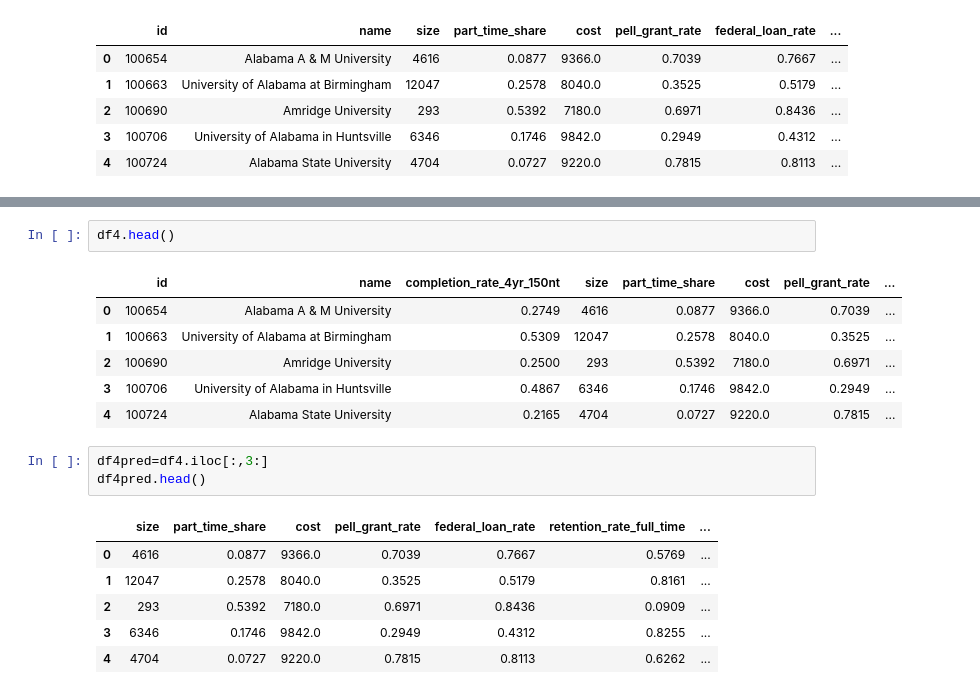
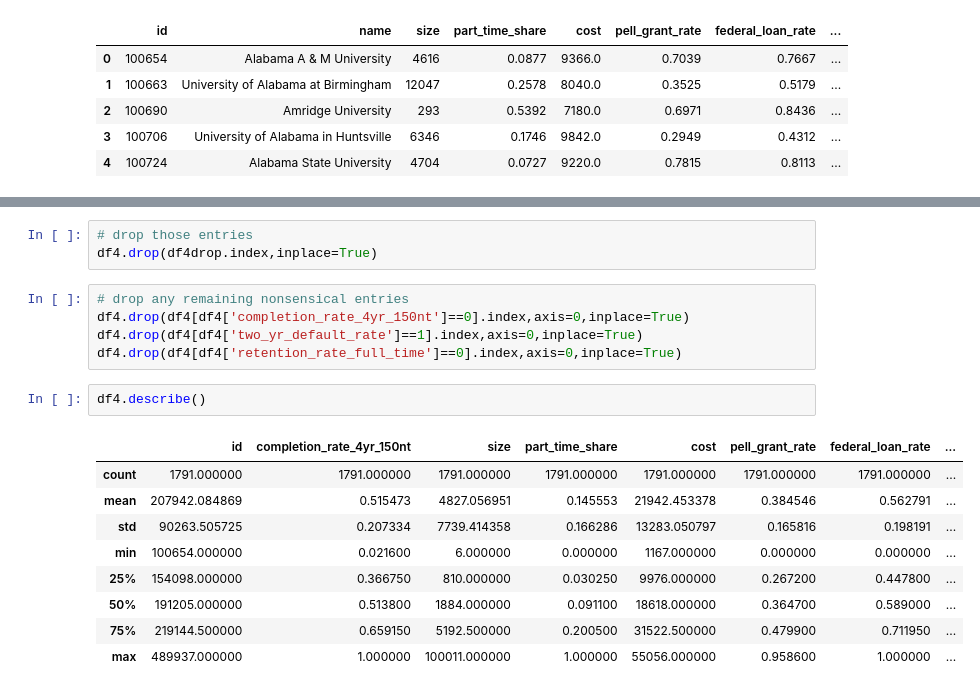
Before and after one commit to thomsu/College_Scorecard, a Jupyter notebook: Data Cleaning.ipynb, the cells around one changed output, grey strips where cells are left out. Cells and saved outputs as stored; diff of their text form.

```diff
--- a/Data Cleaning.ipynb
+++ b/Data Cleaning.ipynb
@@ -154,19 +197,20 @@ df4=df4[['id','name','completion_rate_4yr_150nt','size','part_time_share','cost'
+# %%
+# drop those entries
+df4.drop(df4drop.index,inplace=True)
+# %%
+# drop any remaining nonsensical entries
+df4.drop(df4[df4['completion_rate_4yr_150nt']==0].index,axis=0,inplace=True)
+df4.drop(df4[df4['two_yr_default_rate']==1].index,axis=0,inplace=True)
+df4.drop(df4[df4['retention_rate_full_time']==0].index,axis=0,inplace=True)
 # %%
-df4.head()
+df4.describe()
 # %% [output]
-|  | id | name | completion_rate_4yr_150nt | size | part_time_share | cost | pell_grant_rate | ... |
-| 0 | 100654 | Alabama A & M University | 0.2749 | 4616 | 0.0877 | 9366.0 | 0.7039 | ... |
-| 1 | 100663 | University of Alabama at Birmingham | 0.5309 | 12047 | 0.2578 | 8040.0 | 0.3525 | ... |
-| 2 | 100690 | Amridge University | 0.2500 | 293 | 0.5392 | 7180.0 | 0.6971 | ... |
-| 3 | 100706 | University of Alabama in Huntsville | 0.4867 | 6346 | 0.1746 | 9842.0 | 0.2949 | ... |
-| 4 | 100724 | Alabama State University | 0.2165 | 4704 | 0.0727 | 9220.0 | 0.7815 | ... |
+|  | id | completion_rate_4yr_150nt | size | part_time_share | cost | pell_grant_rate | federal_loan_rate | ... |
+| count | 1791.000000 | 1791.000000 | 1791.000000 | 1791.000000 | 1791.000000 | 1791.000000 | 1791.000000 | ... |
+| mean | 207942.084869 | 0.515473 | 4827.056951 | 0.145553 | 21942.453378 | 0.384546 | 0.562791 | ... |
+| std | 90263.505725 | 0.207334 | 7739.414358 | 0.166286 | 13283.050797 | 0.165816 | 0.198191 | ... |
+| min | 100654.000000 | 0.021600 | 6.000000 | 0.000000 | 1167.000000 | 0.000000 | 0.000000 | ... |
+| 25% | 154098.000000 | 0.366750 | 810.000000 | 0.030250 | 9976.000000 | 0.267200 | 0.447800 | ... |
+| 50% | 191205.000000 | 0.513800 | 1884.000000 | 0.091100 | 18618.000000 | 0.364700 | 0.589000 | ... |
+| 75% | 219144.500000 | 0.659150 | 5192.500000 | 0.200500 | 31522.500000 | 0.479900 | 0.711950 | ... |
+| max | 489937.000000 | 1.000000 | 100011.000000 | 1.000000 | 55056.000000 | 0.958600 | 1.000000 | ... |
-# %%
-df4pred=df4.iloc[:,3:]
-df4pred.head()
-# %% [output]
-|  | size | part_time_share | cost | pell_grant_rate | federal_loan_rate | retention_rate_full_time | ... |
-| 0 | 4616 | 0.0877 | 9366.0 | 0.7039 | 0.7667 | 0.5769 | ... |
-| 1 | 12047 | 0.2578 | 8040.0 | 0.3525 | 0.5179 | 0.8161 | ... |
-| 2 | 293 | 0.5392 | 7180.0 | 0.6971 | 0.8436 | 0.0909 | ... |
-| 3 | 6346 | 0.1746 | 9842.0 | 0.2949 | 0.4312 | 0.8255 | ... |
-| 4 | 4704 | 0.0727 | 9220.0 | 0.7815 | 0.8113 | 0.6262 | ... |
```
Also changed, not shown: parts of 33 cells of this notebook, 5 other files.
